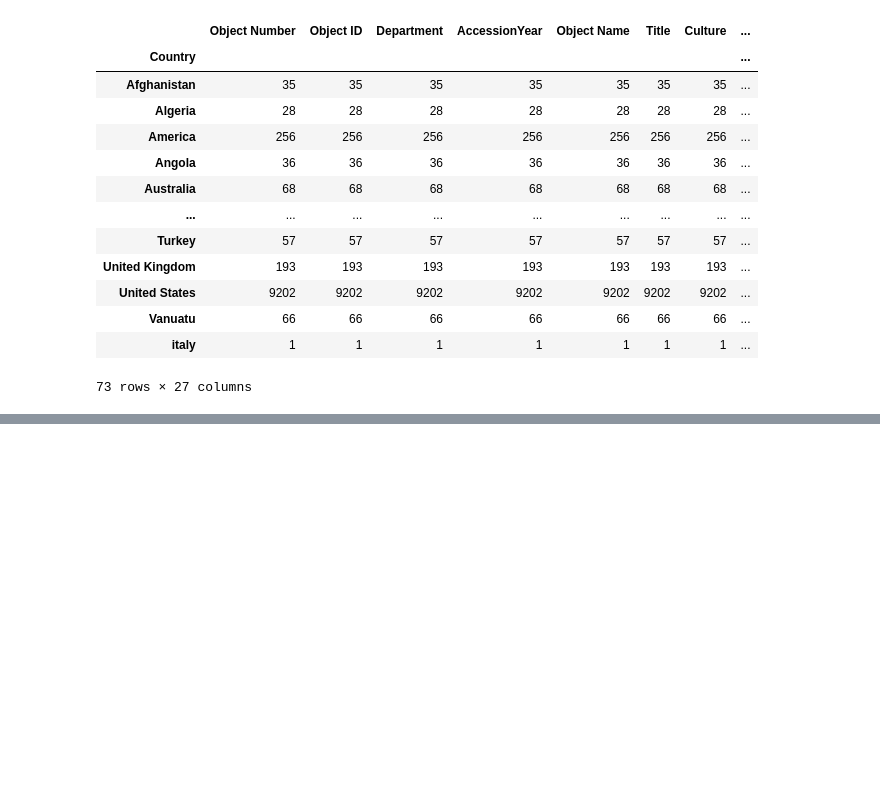
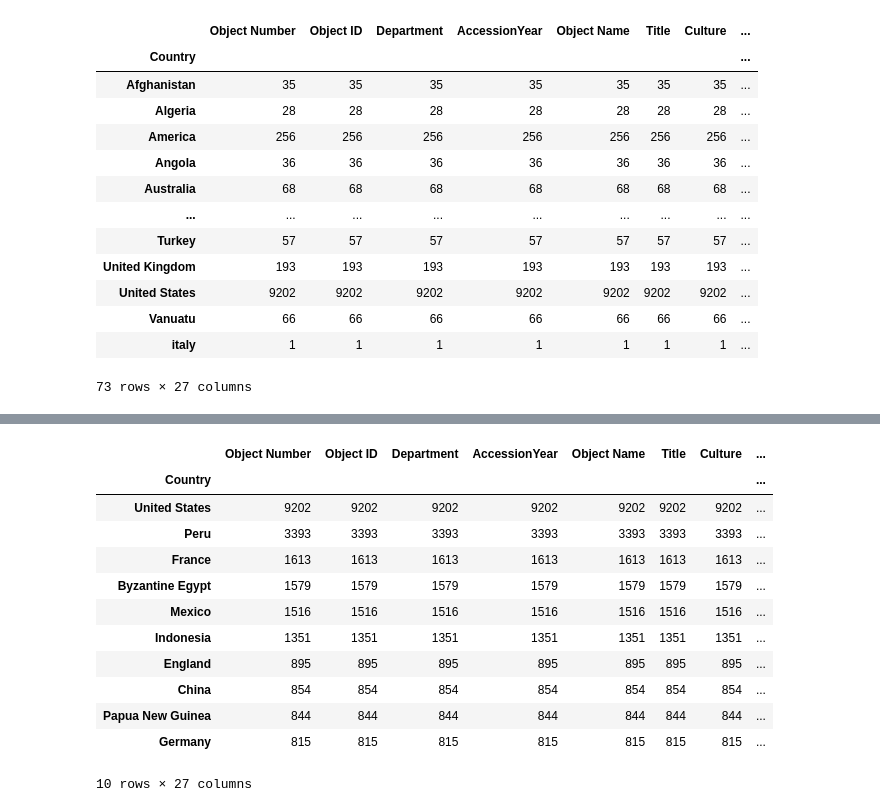
Before and after one commit to bjwlknsn/TheMetTeamProject, a Jupyter notebook: csv_review_data3.ipynb, the cells around one changed output, grey strips where cells are left out. Drawn from its saved outputs; the diff is of its cells as text; code cells hidden in the pictures; blank space fills up the shorter version.

```diff
--- a/csv_review_data3.ipynb
+++ b/csv_review_data3.ipynb
@@ -80,3 +149,21 @@ plt.show()
+# %%
+#Top ten countires by number of objects
+country_grp=object_df.groupby('Country')
+country_grp.count().nlargest(10, 'Object ID')
+# %% [output]
+|  | Object Number | Object ID | Department | AccessionYear | Object Name | Title | Culture | ... |
+| Country |  |  |  |  |  |  |  | ... |
+| United States | 9202 | 9202 | 9202 | 9202 | 9202 | 9202 | 9202 | ... |
+| Peru | 3393 | 3393 | 3393 | 3393 | 3393 | 3393 | 3393 | ... |
+| France | 1613 | 1613 | 1613 | 1613 | 1613 | 1613 | 1613 | ... |
+| Byzantine Egypt | 1579 | 1579 | 1579 | 1579 | 1579 | 1579 | 1579 | ... |
+| Mexico | 1516 | 1516 | 1516 | 1516 | 1516 | 1516 | 1516 | ... |
+| Indonesia | 1351 | 1351 | 1351 | 1351 | 1351 | 1351 | 1351 | ... |
+| England | 895 | 895 | 895 | 895 | 895 | 895 | 895 | ... |
+| China | 854 | 854 | 854 | 854 | 854 | 854 | 854 | ... |
+| Papua New Guinea | 844 | 844 | 844 | 844 | 844 | 844 | 844 | ... |
+| Germany | 815 | 815 | 815 | 815 | 815 | 815 | 815 | ... |
+10 rows × 27 columns
 # %%
 # country_df=object_df['Country'].dropna()
 # country_df
```
Also changed, not shown: parts of 2 cells of this notebook, 1 other file.
